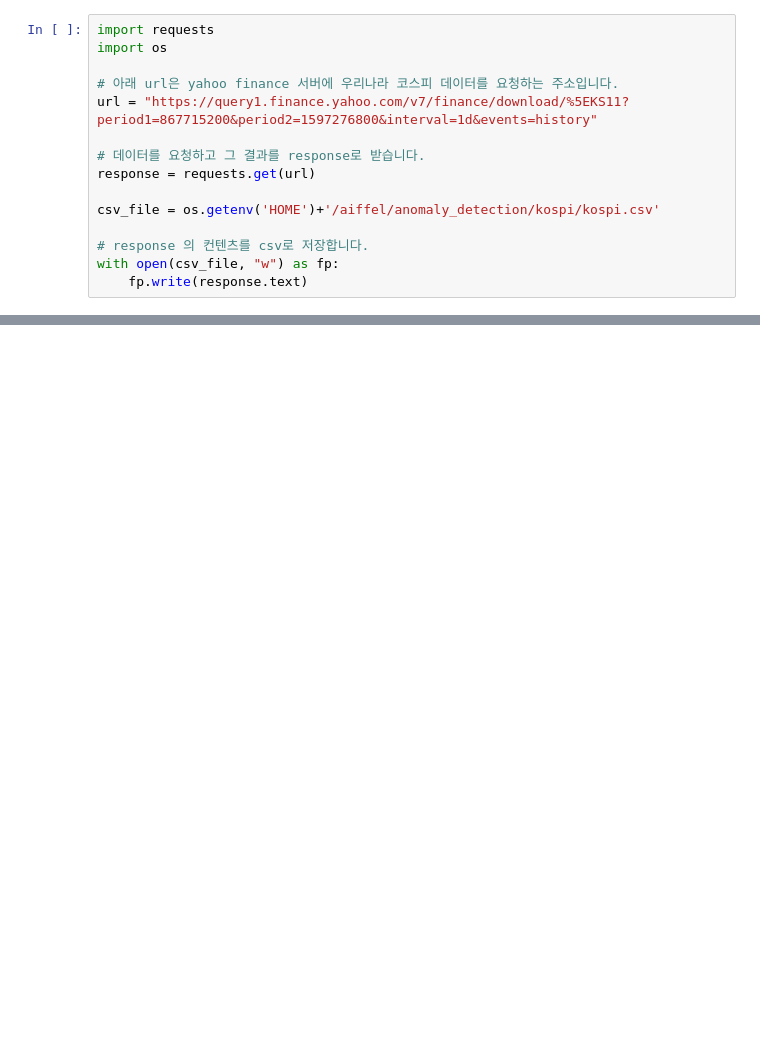
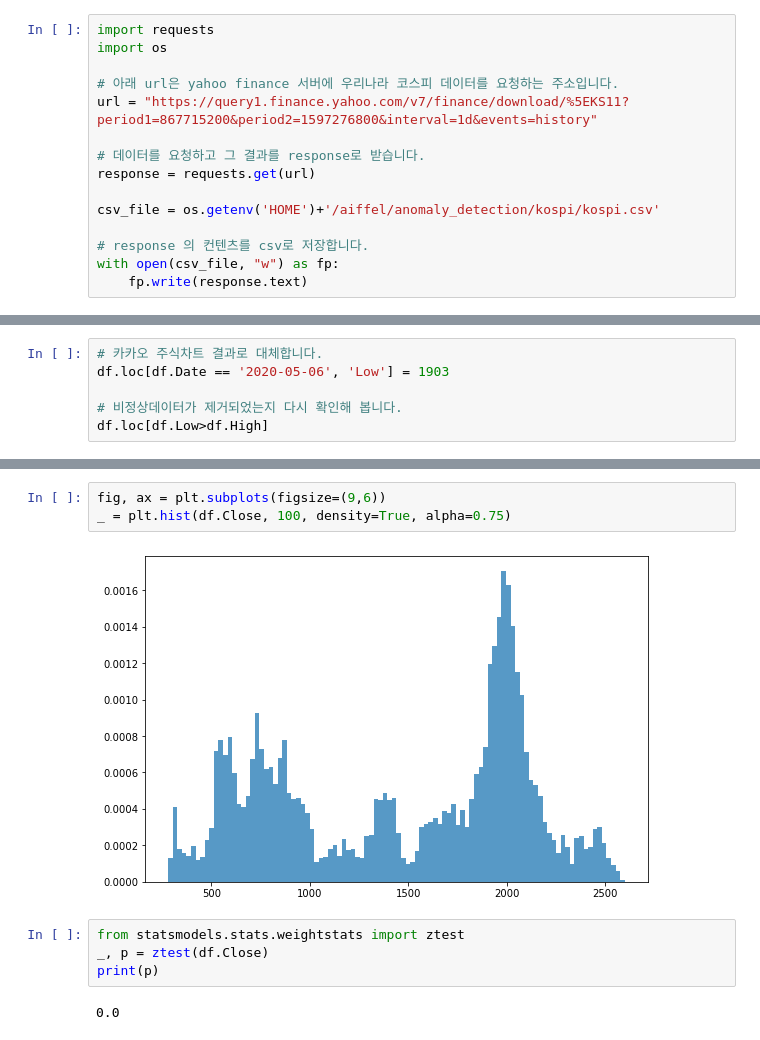
Before and after one commit to comcomet/first-repository, a Jupyter notebook: E20/E20.ipynb, the cells around one changed output, grey strips where cells are left out. Cells and saved outputs as stored; diff of their text form; blank space fills up the shorter version.

```diff
--- a/E20/E20.ipynb
+++ b/E20/E20.ipynb
@@ -52,0 +82,6 @@ df.loc[df.Low > df.High]
+# %%
+# 카카오 주식차트 결과로 대체합니다.
+df.loc[df.Date == '2020-05-06', 'Low'] = 1903
+
+# 비정상데이터가 제거되었는지 다시 확인해 봅니다.
+df.loc[df.Low>df.High]
@@ -52,0 +107,11 @@ df.loc[df.Low > df.High]
+# %%
+fig, ax = plt.subplots(figsize=(9,6))
+_ = plt.hist(df.Close, 100, density=True, alpha=0.75)
+# %% [output]
+[figure, added]
+# %%
+from statsmodels.stats.weightstats import ztest
+_, p = ztest(df.Close)
+print(p)
+# %% [output]
+0.0
```
Also changed, not shown: parts of 41 cells of this notebook, 1 other file.
